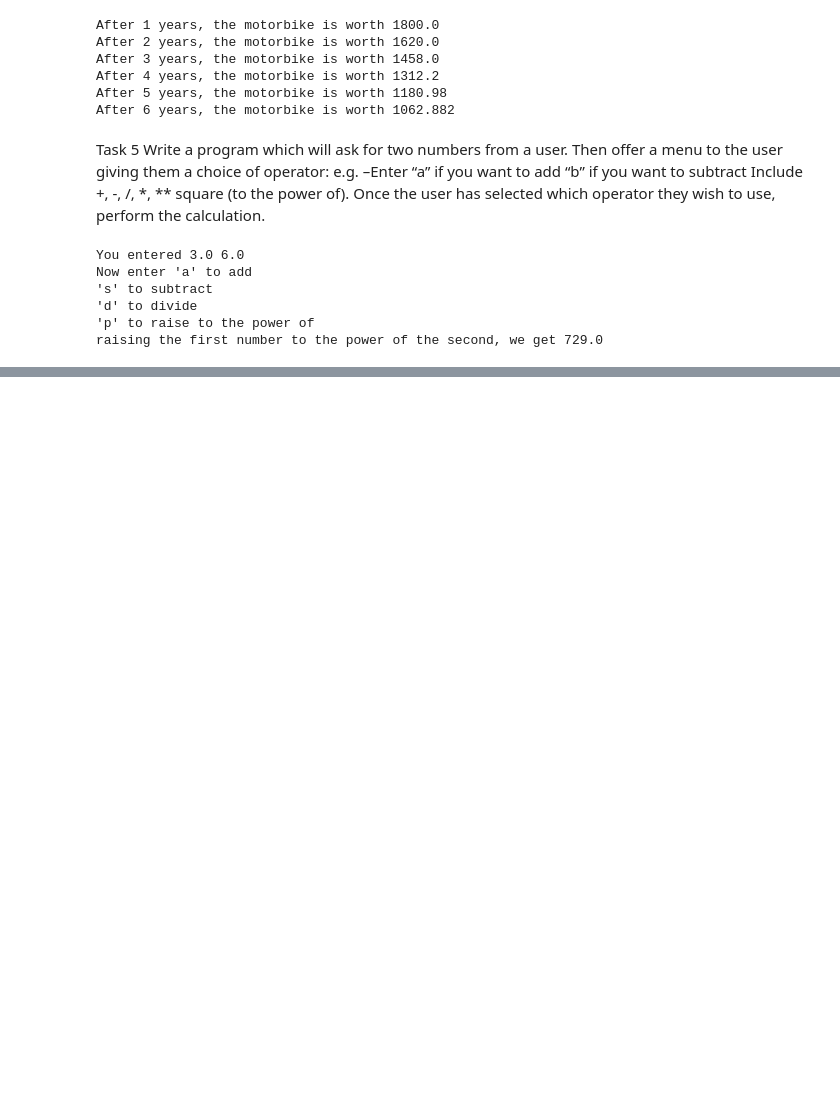
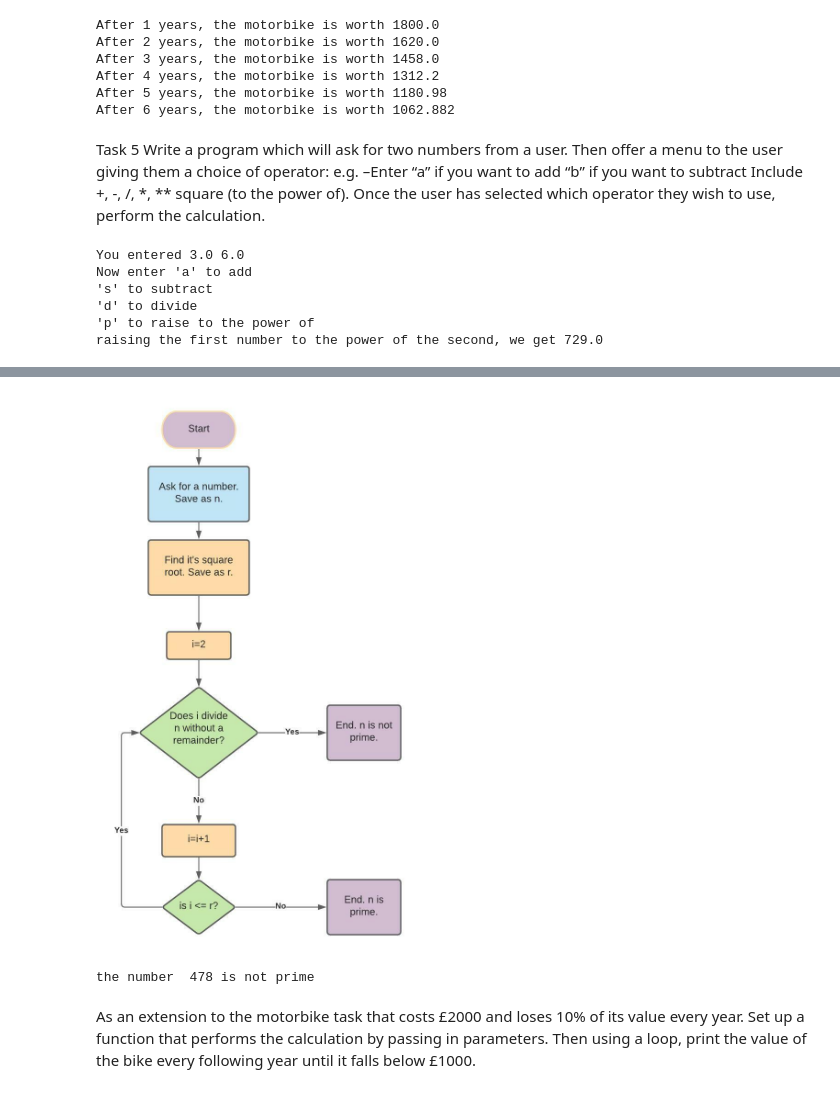
Before and after one commit to piamukherjee/TTA, a Jupyter notebook: Week1.ipynb, the cells around one changed output, grey strips where cells are left out. Saved outputs shown, nothing was run; the diff lists cells and outputs as text; code cells hidden in the pictures; blank space fills up the shorter version.

```diff
--- a/Week1.ipynb
+++ b/Week1.ipynb
@@ -126,0 +139,27 @@ raising the first number to the power of the second, we get 729.0
+# %%
+from IPython import display
+display.Image("Flowchart-prime.jpeg")
+# %% [output]
+[figure, added]
+# %%
+import numpy as np
+n = int(input("Please enter a number. I will tell you if it is a prime number."))
+sqrt_of_n = np.sqrt(n)
+is_prime=True
+for i in range(2,int(sqrt_of_n)):
+    if n%i ==0:
+        is_prime=False
+        break
+if (is_prime):
+    print("The number ", n, "is a prime number")
+else:
+    print("The number ", n, "is not prime")
+# %% [output]
+the number  478 is not prime
+# %% [markdown]
+As an extension to the motorbike task that costs
+£2000 and loses 10% of its value every year. Set up
+a function that performs the calculation by passing
+in parameters. Then using a loop, print the value of
+the bike every following year until it falls below
+£1000.
```
Also changed, not shown: parts of 11 cells of this notebook, 3 other files.
